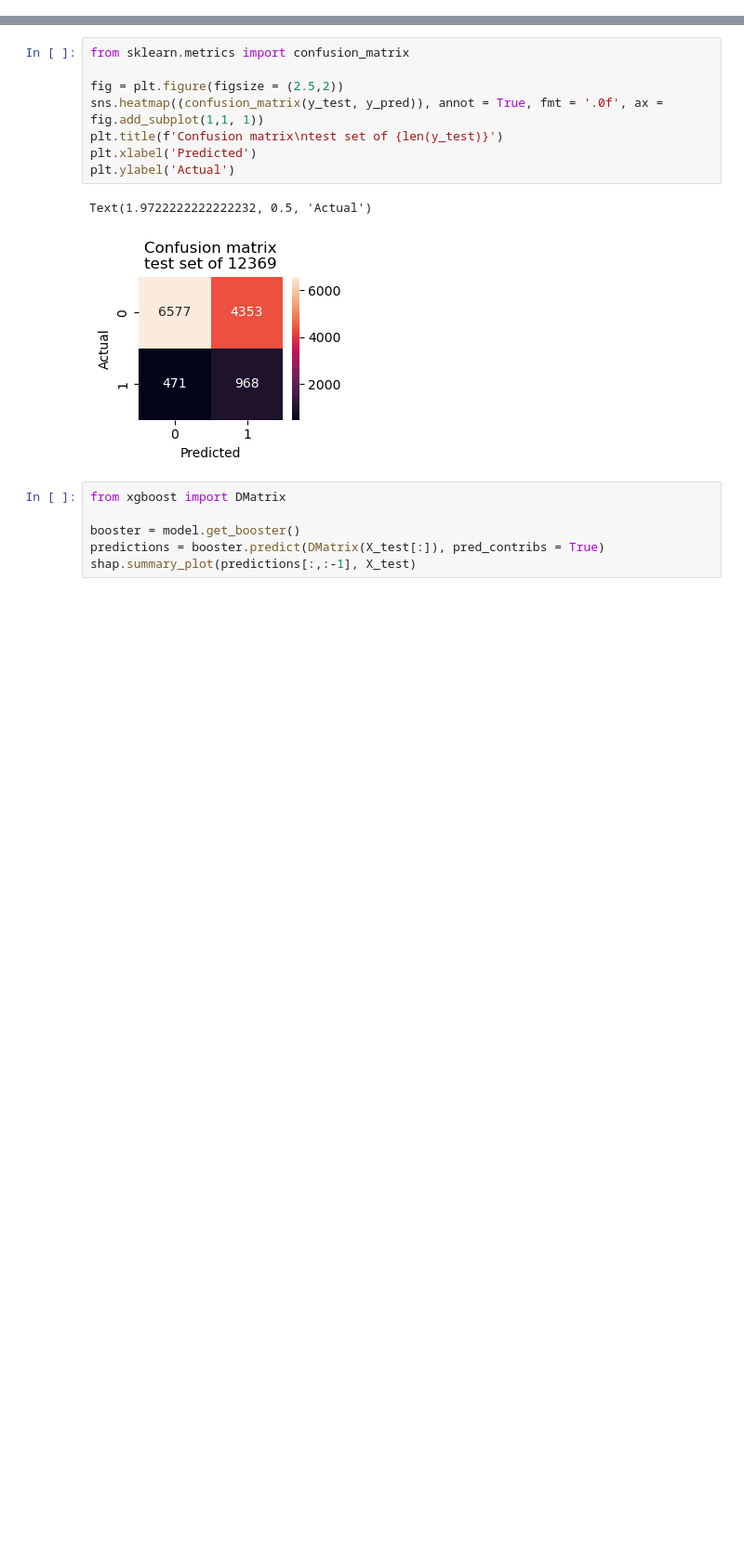
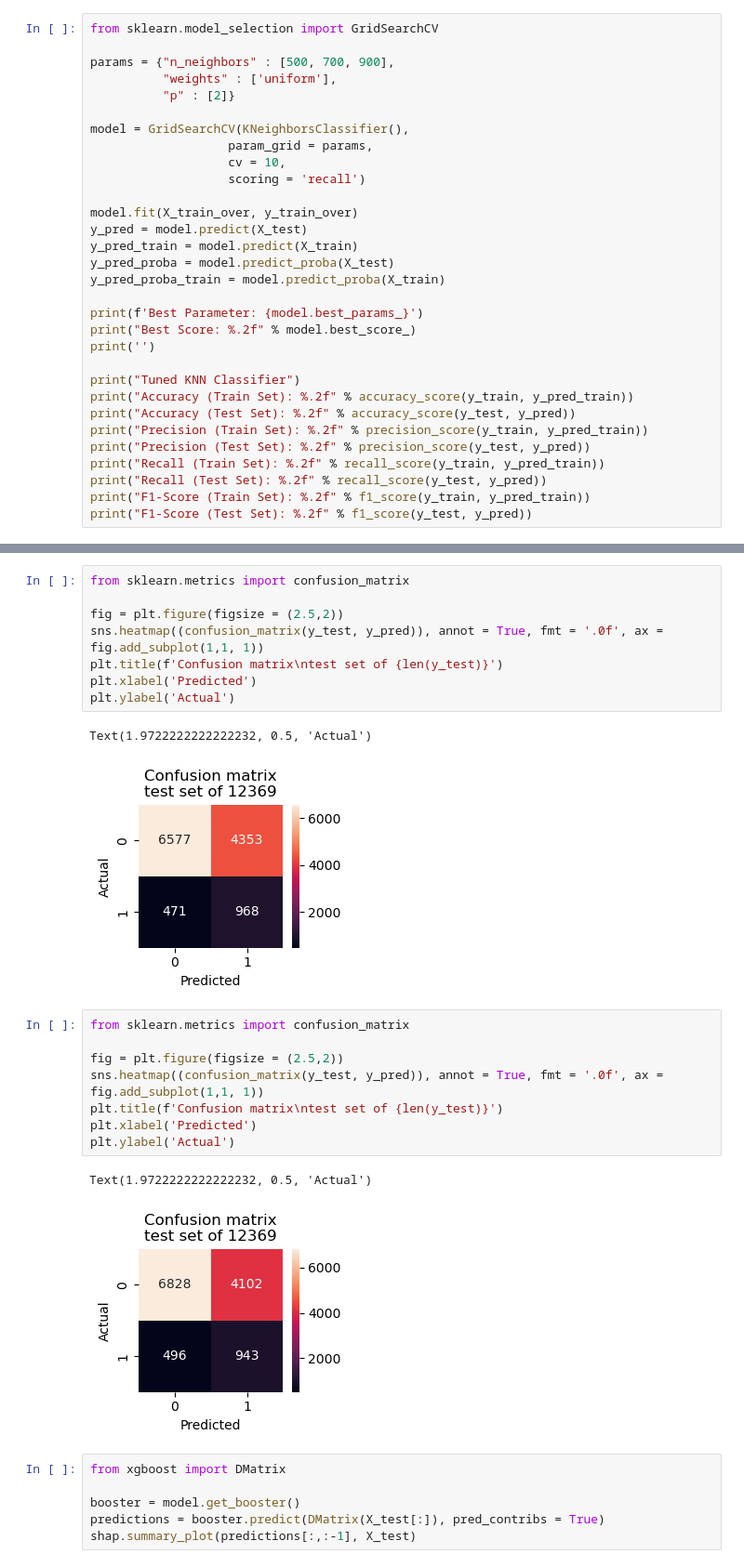
Before and after one commit to zerytputra/Final_Project_MarketingTarget, a Jupyter notebook: draft to be removed/Final_Project_Modeling_Draft_2 - Copy.ipynb, the cells around one changed output, grey strips where cells are left out. Shown: that part at 93% size. Cells and saved outputs as stored; diff of their text form; blank space fills up the shorter version.

```diff
--- a/draft to be removed/Final_Project_Modeling_Draft_1 - Copy.ipynb
+++ b/draft to be removed/Final_Project_Modeling_Draft_2 - Copy.ipynb
@@ -783,0 +740,31 @@ F1-Score (Test Set): 0.27
+# %%
+from sklearn.model_selection import GridSearchCV
+
+params = {"n_neighbors" : [500, 700, 900],
+          "weights" : ['uniform'],
+          "p" : [2]}
+
+model = GridSearchCV(KNeighborsClassifier(),
+                   param_grid = params,
+                   cv = 10,
+                   scoring = 'recall')
+
+model.fit(X_train_over, y_train_over)
+y_pred = model.predict(X_test)
+y_pred_train = model.predict(X_train)
+y_pred_proba = model.predict_proba(X_test)
+y_pred_proba_train = model.predict_proba(X_train)
+
+print(f'Best Parameter: {model.best_params_}')
+print("Best Score: %.2f" % model.best_score_)
+print('')
+
+print("Tuned KNN Classifier")
+print("Accuracy (Train Set): %.2f" % accuracy_score(y_train, y_pred_train))
+print("Accuracy (Test Set): %.2f" % accuracy_score(y_test, y_pred))
+print("Precision (Train Set): %.2f" % precision_score(y_train, y_pred_train))
+print("Precision (Test Set): %.2f" % precision_score(y_test, y_pred))
+print("Recall (Train Set): %.2f" % recall_score(y_train, y_pred_train))
+print("Recall (Test Set): %.2f" % recall_score(y_test, y_pred))
+print("F1-Score (Train Set): %.2f" % f1_score(y_train, y_pred_train))
+print("F1-Score (Test Set): %.2f" % f1_score(y_test, y_pred))
@@ -1037,6 +1128,17 @@ plt.ylabel('Actual')
 # %% [output]
 Text(1.9722222222222232, 0.5, 'Actual')
 [figure]
+# %%
+from sklearn.metrics import confusion_matrix
+
+fig = plt.figure(figsize = (2.5,2))
+sns.heatmap((confusion_matrix(y_test, y_pred)), annot = True, fmt = '.0f', ax = fig.add_subplot(1,1, 1))
+plt.title(f'Confusion matrix\ntest set of {len(y_test)}')
+plt.xlabel('Predicted')
+plt.ylabel('Actual')
+# %% [output]
+Text(1.9722222222222232, 0.5, 'Actual')
+[figure, added]
 # %%
 from xgboost import DMatrix
 
```
Also changed, not shown: parts of 16 cells of this notebook.
